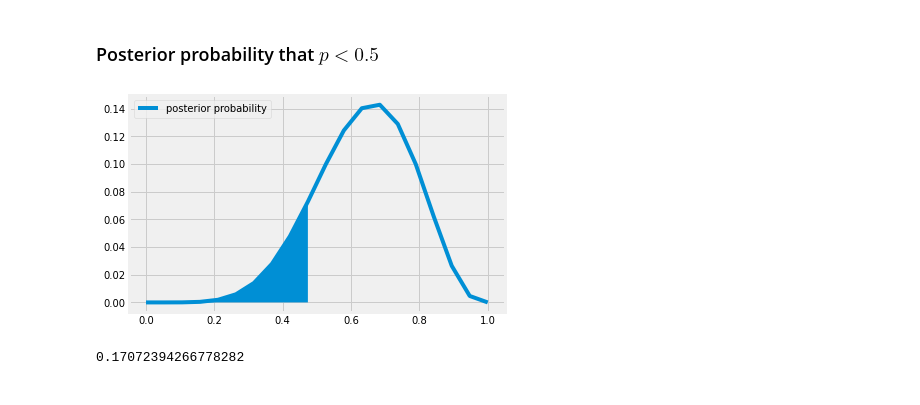
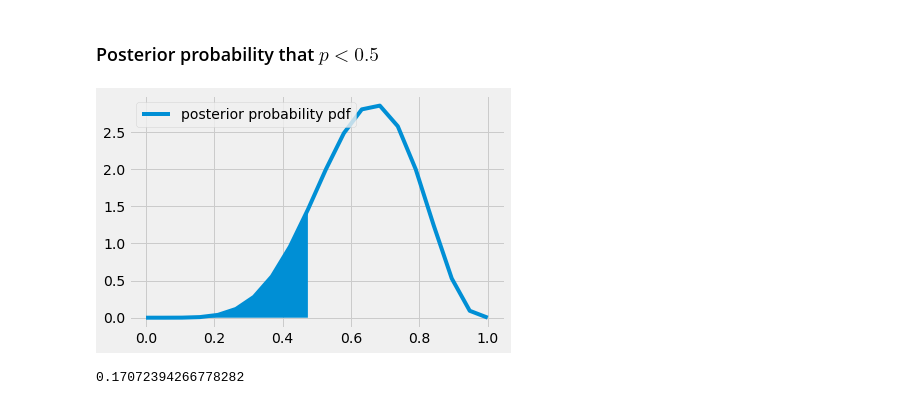
Before and after one commit to dbernaciak/playground, a Jupyter notebook: simple_bayes/binomial_grid.ipynb, the cells around one changed output. Drawn from its saved outputs; the diff is of its cells as text; code cells hidden in the pictures.

```diff
--- a/simple_bayes/binomial_grid.ipynb
+++ b/simple_bayes/binomial_grid.ipynb
@@ -71,12 +71,12 @@ samples = np.random.choice(p_grid, size=num_samples, replace=True, p=posterior)
 # %% [markdown]
 ### Posterior probability that $p<0.5$
 # %%
-plt.plot(p_grid, posterior, label="posterior probability")
-plt.fill_between(p_grid[p_grid < 0.5], 0, posterior[p_grid < 0.5])
+plt.plot(p_grid, posterior_pdf, label="posterior probability pdf")
+plt.fill_between(p_grid[p_grid < 0.5], 0, posterior_pdf[p_grid < 0.5])
 plt.legend(loc="upper left")
 plt.show()
 # %% [output]
-[figure, old version]
+[figure, new version]
 # %%
 posterior[p_grid < 0.5].sum()
 # %% [output]
```
Also changed, not shown: parts of 8 cells of this notebook.
